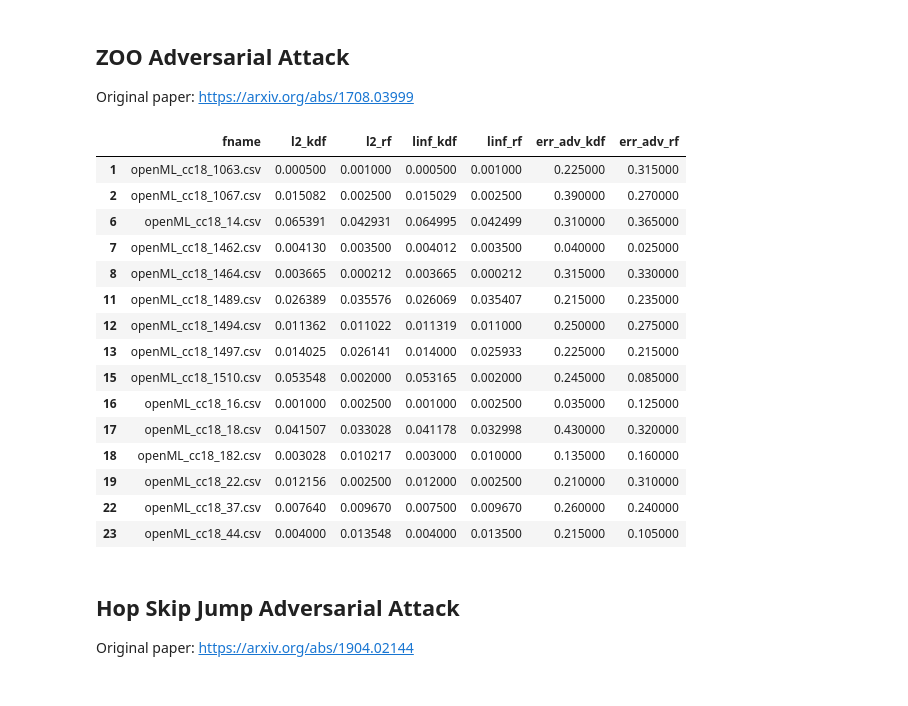
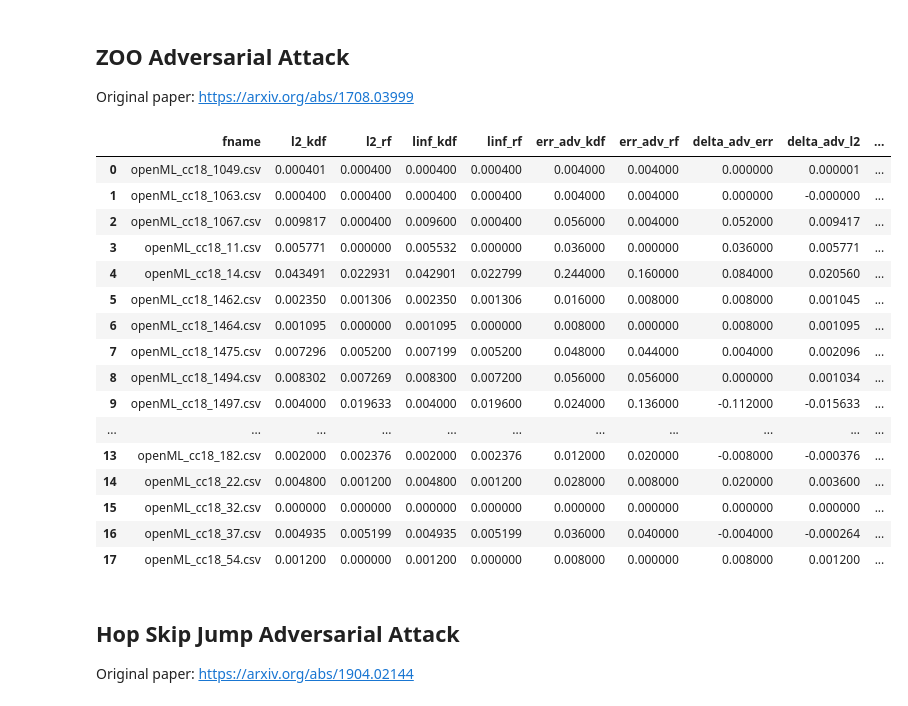
Before and after one commit to jdesman1/kdg, a Jupyter notebook: benchmarks/adversarial/report_adv.ipynb, the cells around one changed output. Drawn from its saved outputs; the diff is of its cells as text; code cells hidden in the pictures.

Commit message:
Add updated openML adversarial results

```diff
--- a/benchmarks/adversarial/report_adv.ipynb
+++ b/benchmarks/adversarial/report_adv.ipynb
@@ -31,6 +31,9 @@ def plot_adversarial(res_folder):
     linf_kdf = []
     err_adv_kdf = []
     err_adv_rf = []
+    delta_adv_err_list = []
+    delta_adv_l2_list = []
+    delta_adv_linf_list = []
     for file in files:
         # print(file, ': ')
         df = pd.read_csv(res_folder+'/'+file, index_col=0)
@@ -47,6 +50,10 @@ def plot_adversarial(res_folder):
         err_mean_kdf = df['err_kdf'].mean()
         err_mean_rf = df['err_rf'].mean()
 
+        delta_adv_err = np.mean(df['err_adv_kdf'] - df['err_adv_rf'])
+        delta_adv_l2 = np.mean(df['l2_kdf'] - df['l2_rf'])
+        delta_adv_linf = np.mean(df['linf_kdf'] - df['linf_rf'])
+
         # print("l2_rf = {:.2f} \t l2_kdf = {:.2f} \t err_kdf = {:.2f}".format(l2_mean_rf, l2_mean_kdf, err_adv_mean_kdf))
         # print("linf_rf = {:.2f} \t linf_kdf = {:.2f} \t err_rf = {:.2f}".format(linf_mean_rf, linf_mean_kdf, err_adv_mean_rf))
 
@@ -57,6 +64,9 @@ def plot_adversarial(res_folder):
         linf_kdf.append(linf_mean_kdf)
         err_adv_kdf.append(err_adv_mean_kdf)
         err_adv_rf.append(err_adv_mean_rf)
+        delta_adv_err_list.append(delta_adv_err)
+        delta_adv_l2_list.append(delta_adv_l2)
+        delta_adv_linf_list.append(delta_adv_linf)
 
     df = pd.DataFrame()
     df['fname'] = fname
@@ -66,32 +76,36 @@ def plot_adversarial(res_folder):
     df['linf_rf'] = linf_rf
     df['err_adv_kdf'] = err_adv_kdf
     df['err_adv_rf'] = err_adv_rf
+    df['delta_adv_err'] = delta_adv_err_list
+    df['delta_adv_l2'] = delta_adv_l2_list
+    df['delta_adv_linf'] = delta_adv_linf_list
     return df
 # %% [markdown]
 ## ZOO Adversarial Attack
 Original paper: https://arxiv.org/abs/1708.03999
 # %%
 res_folder = 'openml_res_adv_zoo'
-df = plot_adversarial(res_folder)
-df_disp = df[(df['l2_kdf'] != 0) & (df['l2_rf'] != 0)]  # Where machine ran out of memory
+df_disp = plot_adversarial(res_folder)
+# df_disp = df_disp[(df_disp['l2_kdf'] != 0) & (df_disp['l2_rf'] != 0)]  # Where machine ran out of memory
 df_disp.style.apply(highlight_err, axis=1)
 # %% [output]
-|  | fname | l2_kdf | l2_rf | linf_kdf | linf_rf | err_adv_kdf | err_adv_rf |
-| 1 | openML_cc18_1063.csv | 0.000500 | 0.001000 | 0.000500 | 0.001000 | 0.225000 | 0.315000 |
-| 2 | openML_cc18_1067.csv | 0.015082 | 0.002500 | 0.015029 | 0.002500 | 0.390000 | 0.270000 |
-| 6 | openML_cc18_14.csv | 0.065391 | 0.042931 | 0.064995 | 0.042499 | 0.310000 | 0.365000 |
-| 7 | openML_cc18_1462.csv | 0.004130 | 0.003500 | 0.004012 | 0.003500 | 0.040000 | 0.025000 |
-| 8 | openML_cc18_1464.csv | 0.003665 | 0.000212 | 0.003665 | 0.000212 | 0.315000 | 0.330000 |
-| 11 | openML_cc18_1489.csv | 0.026389 | 0.035576 | 0.026069 | 0.035407 | 0.215000 | 0.235000 |
-| 12 | openML_cc18_1494.csv | 0.011362 | 0.011022 | 0.011319 | 0.011000 | 0.250000 | 0.275000 |
-| 13 | openML_cc18_1497.csv | 0.014025 | 0.026141 | 0.014000 | 0.025933 | 0.225000 | 0.215000 |
-| 15 | openML_cc18_1510.csv | 0.053548 | 0.002000 | 0.053165 | 0.002000 | 0.245000 | 0.085000 |
-| 16 | openML_cc18_16.csv | 0.001000 | 0.002500 | 0.001000 | 0.002500 | 0.035000 | 0.125000 |
-| 17 | openML_cc18_18.csv | 0.041507 | 0.033028 | 0.041178 | 0.032998 | 0.430000 | 0.320000 |
-| 18 | openML_cc18_182.csv | 0.003028 | 0.010217 | 0.003000 | 0.010000 | 0.135000 | 0.160000 |
-| 19 | openML_cc18_22.csv | 0.012156 | 0.002500 | 0.012000 | 0.002500 | 0.210000 | 0.310000 |
-| 22 | openML_cc18_37.csv | 0.007640 | 0.009670 | 0.007500 | 0.009670 | 0.260000 | 0.240000 |
-| 23 | openML_cc18_44.csv | 0.004000 | 0.013548 | 0.004000 | 0.013500 | 0.215000 | 0.105000 |
+|  | fname | l2_kdf | l2_rf | linf_kdf | linf_rf | err_adv_kdf | err_adv_rf | delta_adv_err | delta_adv_l2 | ... |
+| 0 | openML_cc18_1049.csv | 0.000401 | 0.000400 | 0.000400 | 0.000400 | 0.004000 | 0.004000 | 0.000000 | 0.000001 | ... |
+| 1 | openML_cc18_1063.csv | 0.000400 | 0.000400 | 0.000400 | 0.000400 | 0.004000 | 0.004000 | 0.000000 | -0.000000 | ... |
+| 2 | openML_cc18_1067.csv | 0.009817 | 0.000400 | 0.009600 | 0.000400 | 0.056000 | 0.004000 | 0.052000 | 0.009417 | ... |
+| 3 | openML_cc18_11.csv | 0.005771 | 0.000000 | 0.005532 | 0.000000 | 0.036000 | 0.000000 | 0.036000 | 0.005771 | ... |
+| 4 | openML_cc18_14.csv | 0.043491 | 0.022931 | 0.042901 | 0.022799 | 0.244000 | 0.160000 | 0.084000 | 0.020560 | ... |
+| 5 | openML_cc18_1462.csv | 0.002350 | 0.001306 | 0.002350 | 0.001306 | 0.016000 | 0.008000 | 0.008000 | 0.001045 | ... |
+| 6 | openML_cc18_1464.csv | 0.001095 | 0.000000 | 0.001095 | 0.000000 | 0.008000 | 0.000000 | 0.008000 | 0.001095 | ... |
+| 7 | openML_cc18_1475.csv | 0.007296 | 0.005200 | 0.007199 | 0.005200 | 0.048000 | 0.044000 | 0.004000 | 0.002096 | ... |
+| 8 | openML_cc18_1494.csv | 0.008302 | 0.007269 | 0.008300 | 0.007200 | 0.056000 | 0.056000 | 0.000000 | 0.001034 | ... |
+| 9 | openML_cc18_1497.csv | 0.004000 | 0.019633 | 0.004000 | 0.019600 | 0.024000 | 0.136000 | -0.112000 | -0.015633 | ... |
+| ... | ... | ... | ... | ... | ... | ... | ... | ... | ... | ... |
+| 13 | openML_cc18_182.csv | 0.002000 | 0.002376 | 0.002000 | 0.002376 | 0.012000 | 0.020000 | -0.008000 | -0.000376 | ... |
+| 14 | openML_cc18_22.csv | 0.004800 | 0.001200 | 0.004800 | 0.001200 | 0.028000 | 0.008000 | 0.020000 | 0.003600 | ... |
+| 15 | openML_cc18_32.csv | 0.000000 | 0.000000 | 0.000000 | 0.000000 | 0.000000 | 0.000000 | 0.000000 | 0.000000 | ... |
+| 16 | openML_cc18_37.csv | 0.004935 | 0.005199 | 0.004935 | 0.005199 | 0.036000 | 0.040000 | -0.004000 | -0.000264 | ... |
+| 17 | openML_cc18_54.csv | 0.001200 | 0.000000 | 0.001200 | 0.000000 | 0.008000 | 0.000000 | 0.008000 | 0.001200 | ... |
 # %% [markdown]
 ## Hop Skip Jump Adversarial Attack
 
```
Also changed, not shown: parts of 1 cell of this notebook, 29 other files.
